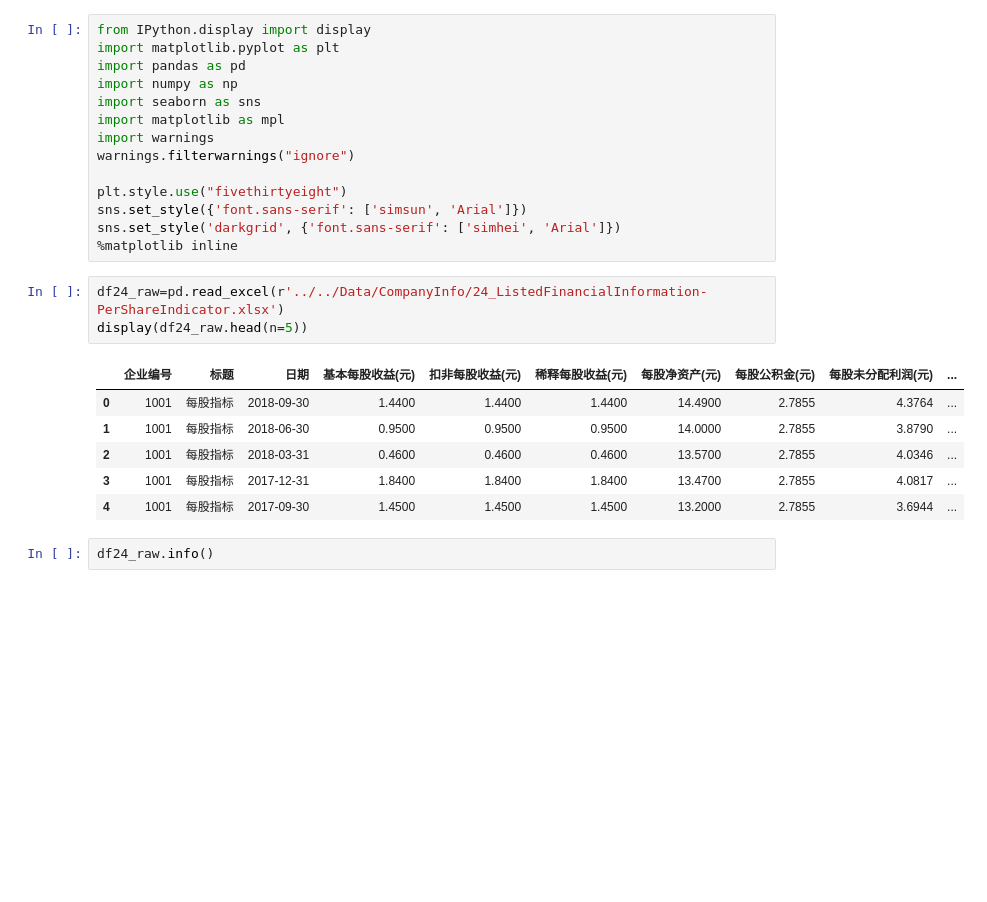
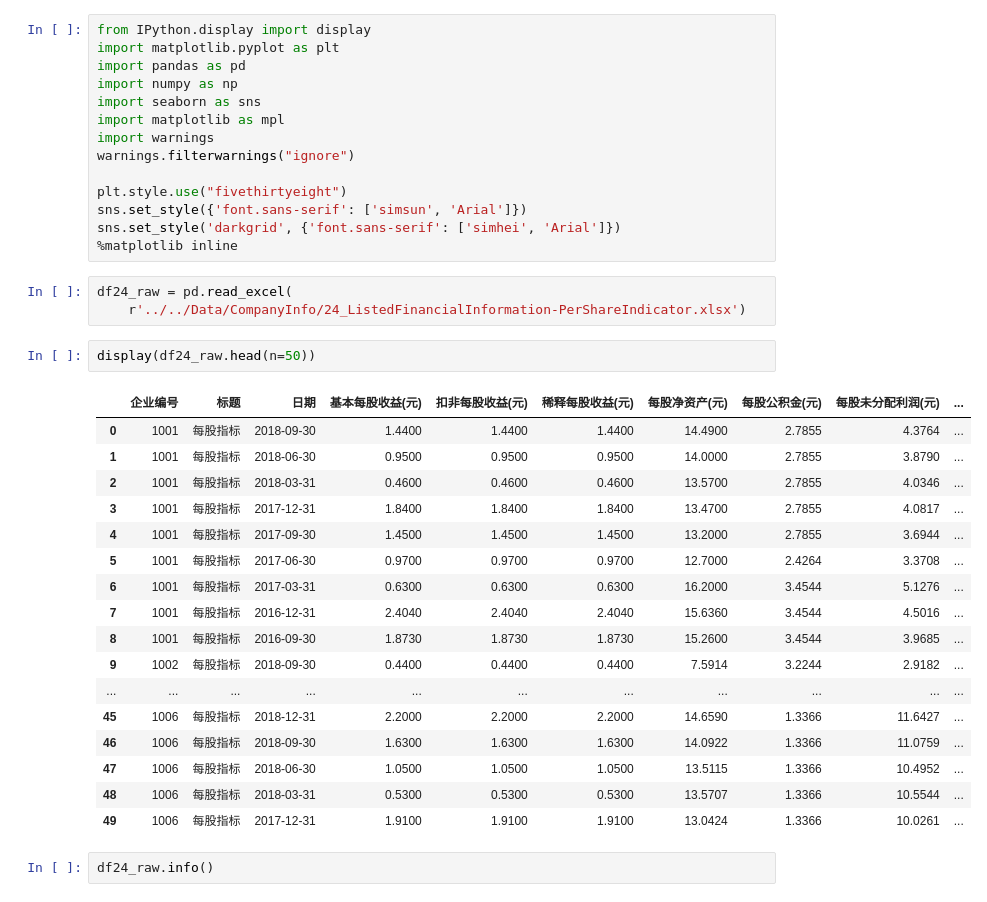
Before and after one commit to AlanConstantine/ISI-WorldCup2019, a Jupyter notebook: Code/Preprocessing/preprocessing_FinancialInformation.ipynb, the cells around one changed output. Drawn from its saved outputs; the diff is of its cells as text; blank space fills up the shorter version.

```diff
--- a/Code/Preprocessing/preprocessing_FinancialInformation.ipynb
+++ b/Code/Preprocessing/preprocessing_FinancialInformation.ipynb
@@ -13,15 +13,28 @@ sns.set_style({'font.sans-serif': ['simsun', 'Arial']})
 sns.set_style('darkgrid', {'font.sans-serif': ['simhei', 'Arial']})
 %matplotlib inline
 # %%
-df24_raw=pd.read_excel(r'../../Data/CompanyInfo/24_ListedFinancialInformation-PerShareIndicator.xlsx')
-display(df24_raw.head(n=5))
+df24_raw = pd.read_excel(
+    r'../../Data/CompanyInfo/24_ListedFinancialInformation-PerShareIndicator.xlsx')
-# %% [output]
-|  | 企业编号 | 标题 | 日期 | 基本每股收益(元) | 扣非每股收益(元) | 稀释每股收益(元) | 每股净资产(元) | 每股公积金(元) | 每股未分配利润(元) | ... |
-| 0 | 1001 | 每股指标 | 2018-09-30 | 1.4400 | 1.4400 | 1.4400 | 14.4900 | 2.7855 | 4.3764 | ... |
-| 1 | 1001 | 每股指标 | 2018-06-30 | 0.9500 | 0.9500 | 0.9500 | 14.0000 | 2.7855 | 3.8790 | ... |
-| 2 | 1001 | 每股指标 | 2018-03-31 | 0.4600 | 0.4600 | 0.4600 | 13.5700 | 2.7855 | 4.0346 | ... |
-| 3 | 1001 | 每股指标 | 2017-12-31 | 1.8400 | 1.8400 | 1.8400 | 13.4700 | 2.7855 | 4.0817 | ... |
-| 4 | 1001 | 每股指标 | 2017-09-30 | 1.4500 | 1.4500 | 1.4500 | 13.2000 | 2.7855 | 3.6944 | ... |
+# %%
+display(df24_raw.head(n=50))
+# %% [output]
+|  | 企业编号 | 标题 | 日期 | 基本每股收益(元) | 扣非每股收益(元) | 稀释每股收益(元) | 每股净资产(元) | 每股公积金(元) | 每股未分配利润(元) | ... |
+| 0 | 1001 | 每股指标 | 2018-09-30 | 1.4400 | 1.4400 | 1.4400 | 14.4900 | 2.7855 | 4.3764 | ... |
+| 1 | 1001 | 每股指标 | 2018-06-30 | 0.9500 | 0.9500 | 0.9500 | 14.0000 | 2.7855 | 3.8790 | ... |
+| 2 | 1001 | 每股指标 | 2018-03-31 | 0.4600 | 0.4600 | 0.4600 | 13.5700 | 2.7855 | 4.0346 | ... |
+| 3 | 1001 | 每股指标 | 2017-12-31 | 1.8400 | 1.8400 | 1.8400 | 13.4700 | 2.7855 | 4.0817 | ... |
+| 4 | 1001 | 每股指标 | 2017-09-30 | 1.4500 | 1.4500 | 1.4500 | 13.2000 | 2.7855 | 3.6944 | ... |
+| 5 | 1001 | 每股指标 | 2017-06-30 | 0.9700 | 0.9700 | 0.9700 | 12.7000 | 2.4264 | 3.3708 | ... |
+| 6 | 1001 | 每股指标 | 2017-03-31 | 0.6300 | 0.6300 | 0.6300 | 16.2000 | 3.4544 | 5.1276 | ... |
+| 7 | 1001 | 每股指标 | 2016-12-31 | 2.4040 | 2.4040 | 2.4040 | 15.6360 | 3.4544 | 4.5016 | ... |
+| 8 | 1001 | 每股指标 | 2016-09-30 | 1.8730 | 1.8730 | 1.8730 | 15.2600 | 3.4544 | 3.9685 | ... |
+| 9 | 1002 | 每股指标 | 2018-09-30 | 0.4400 | 0.4400 | 0.4400 | 7.5914 | 3.2244 | 2.9182 | ... |
+| ... | ... | ... | ... | ... | ... | ... | ... | ... | ... | ... |
+| 45 | 1006 | 每股指标 | 2018-12-31 | 2.2000 | 2.2000 | 2.2000 | 14.6590 | 1.3366 | 11.6427 | ... |
+| 46 | 1006 | 每股指标 | 2018-09-30 | 1.6300 | 1.6300 | 1.6300 | 14.0922 | 1.3366 | 11.0759 | ... |
+| 47 | 1006 | 每股指标 | 2018-06-30 | 1.0500 | 1.0500 | 1.0500 | 13.5115 | 1.3366 | 10.4952 | ... |
+| 48 | 1006 | 每股指标 | 2018-03-31 | 0.5300 | 0.5300 | 0.5300 | 13.5707 | 1.3366 | 10.5544 | ... |
+| 49 | 1006 | 每股指标 | 2017-12-31 | 1.9100 | 1.9100 | 1.9100 | 13.0424 | 1.3366 | 10.0261 | ... |
 # %%
 df24_raw.info()
 # %% [output]
```
Also changed, not shown: parts of 6 cells of this notebook, 40 other files.
